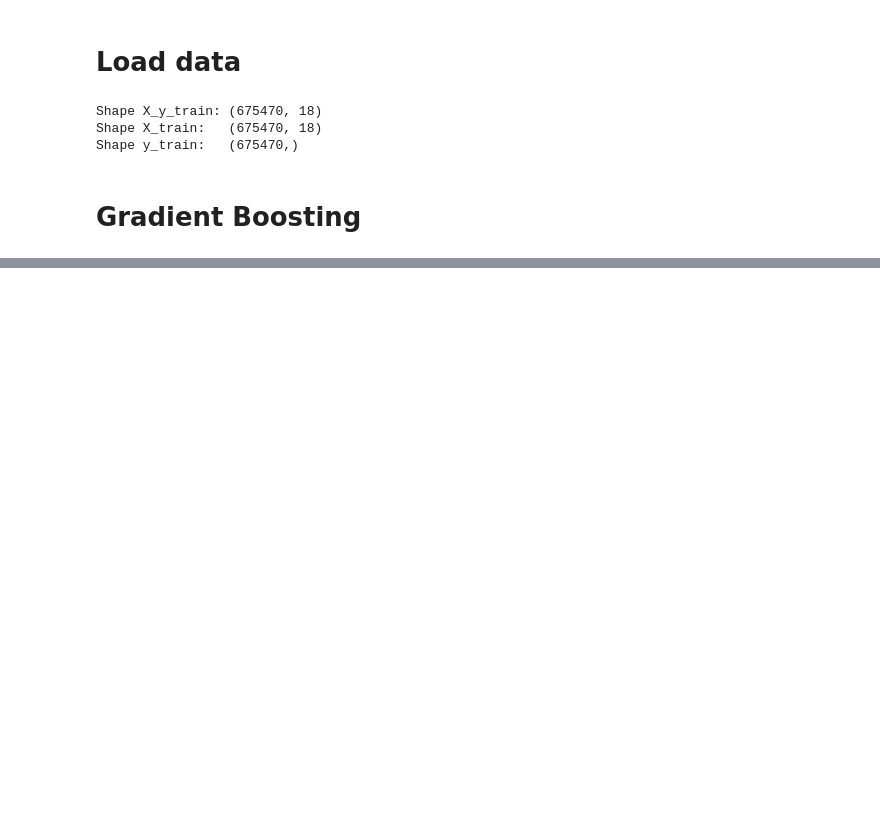
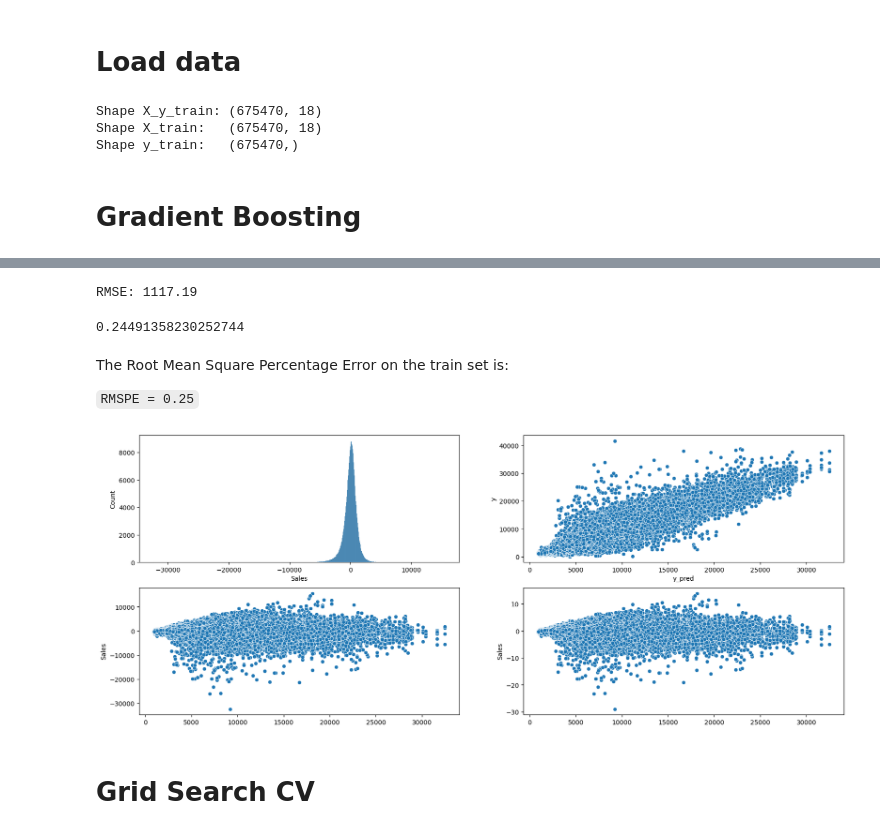
Before and after one commit to DanieleDidino/rossmann_store_sales, a Jupyter notebook: 4_ xgboost.ipynb, the cells around one changed output, grey strips where cells are left out. Cells and saved outputs as stored; diff of their text form; code cells hidden in the pictures; blank space fills up the shorter version.

```diff
--- a/4_ xgboost.ipynb
+++ b/4_ xgboost.ipynb
@@ -50,3 +90,18 @@ Shape X_train:   (675470, 18)
 Shape y_train:   (675470,)
 # %% [markdown]
 # Gradient Boosting
+# %%
+xgb_regressor = xgb.XGBRegressor(
+    objective="reg:squarederror",  # For regression
+    max_depth=6,
+    learning_rate=0.1,
+    subsample=0.8,
+    colsample_bytree=0.8,
+    random_state=123
+)
+# %%
+gb_reg = Pipeline([
+    ("preparation", full_pipeline),
+    ("xgb", xgb_regressor)])
+# %%
+gb_reg.fit(X_train, y_train)
@@ -52,0 +126,40 @@ Shape y_train:   (675470,)
+# %%
+y_pred = gb_reg.predict(X_train)
+rmse = mean_squared_error(y_train, y_pred, squared=False)
+print(f"RMSE: {rmse:.2f}")
+# %% [output]
+RMSE: 1117.19
+# %%
+RMSPE(y_train, y_pred)
+# %% [output]
+0.24491358230252744
+# %% [markdown]
+The Root Mean Square Percentage Error on the train set is:
+
+`RMSPE = 0.25`
+# %%
+res = (y_pred - y_train)
+res_normed = (res - np.mean(res))/np.std(res)
+
+
+plt.figure(figsize=(20, 8))
+
+plt.subplot(2, 2, 1)
+sns.histplot(x=res)
+
+plt.subplot(2, 2, 2)
+sns.scatterplot(x=y_pred, y=y_train)
+plt.xlabel("y_pred")
+plt.ylabel("y")
+
+plt.subplot(2, 2, 3)
+sns.scatterplot(x=y_pred, y=res)
+
+plt.subplot(2, 2, 4)
+sns.scatterplot(x=y_pred, y=res_normed)
+
+plt.show()
+# %% [output]
+[figure, added]
+# %% [markdown]
+# Grid Search CV
```
Also changed, not shown: parts of 10 cells of this notebook, 3 other files.
